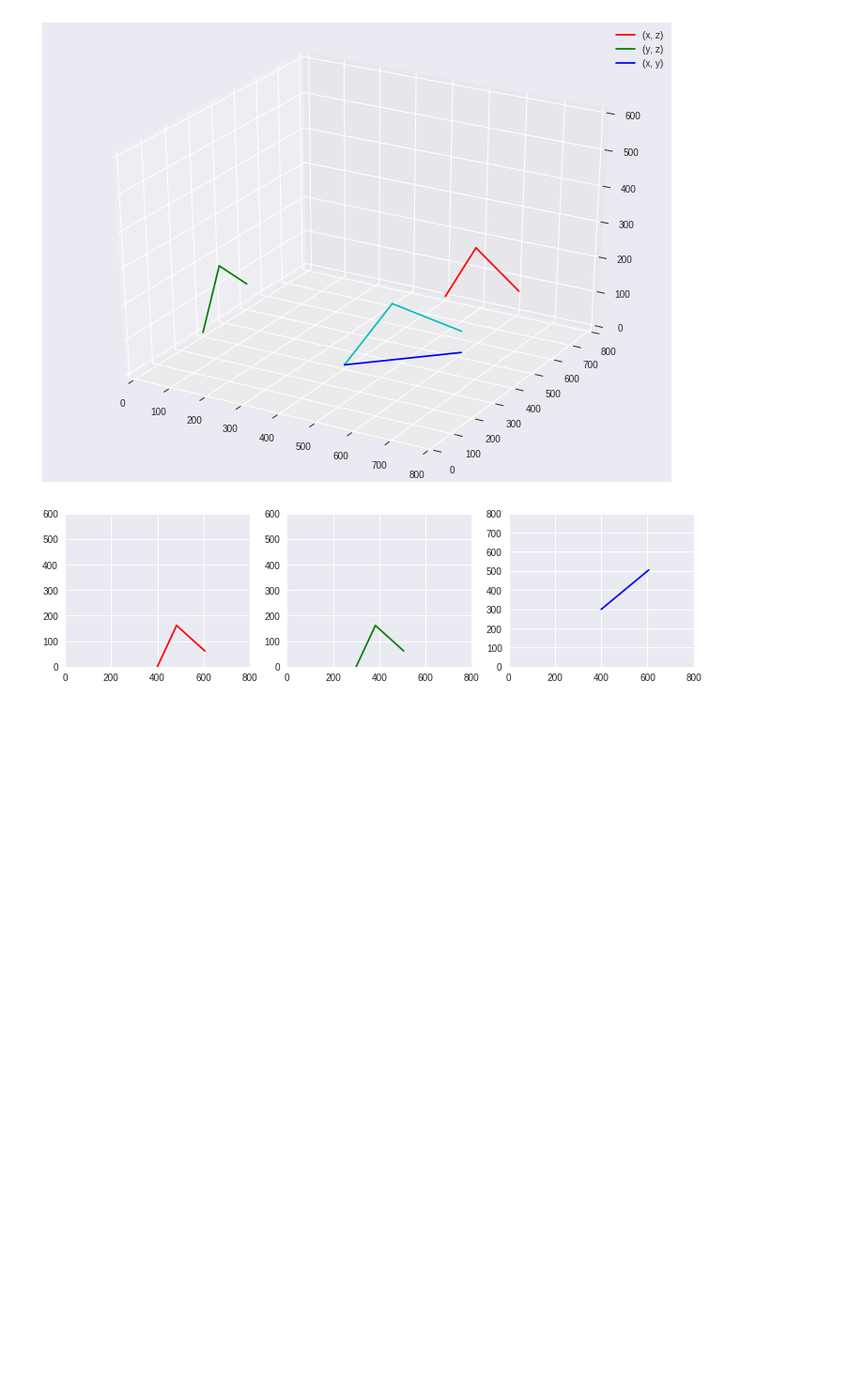
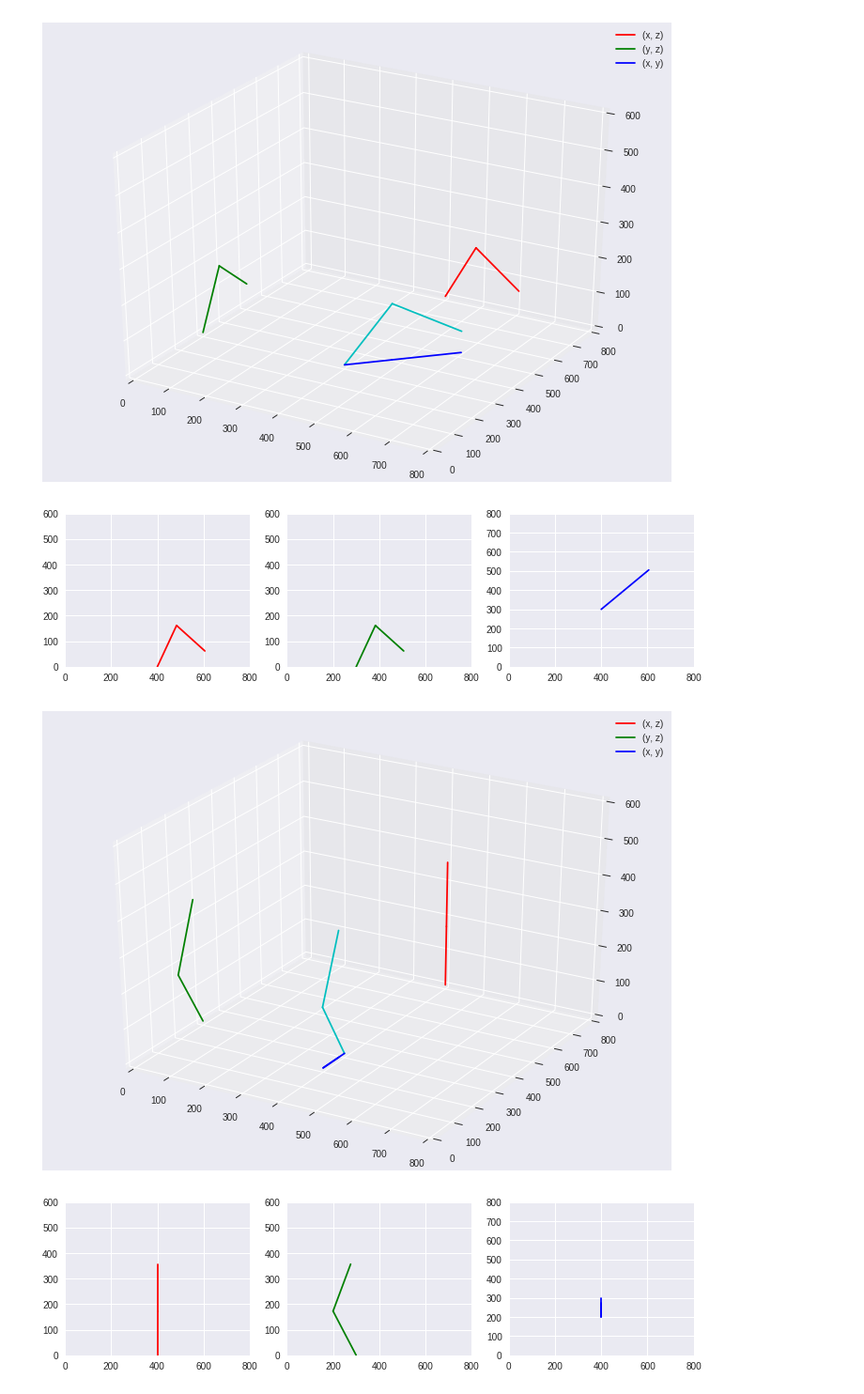
Before and after one commit to LPAE/lpae.github.io, a Jupyter notebook: projetos/RoboticArm/Simulation/fundamentals/roboticArm_fundamentalsOfSimulation.ipynb, the cells around one changed output. Shown at 94% size. Drawn from its saved outputs; the diff is of its cells as text; code cells hidden in the pictures; blank space fills up the shorter version.

```diff
--- a/projetos/RoboticArm/Simulation/fundamentals/roboticArm_fundamentalsOfSimulation.ipynb
+++ b/projetos/RoboticArm/Simulation/fundamentals/roboticArm_fundamentalsOfSimulation.ipynb
@@ -176,7 +188,7 @@ class MasterPart(SolidPart):
     @phi.setter
     def phi(self, value):
         self._phi = value
-        self.r = self._R*np.sin(value)
+        self.r = self.R*np.sin(value)
         self.x  = int(self.r*np.cos(self._teta) + self._ref[0])
         self.y  = int(self.r*np.sin(self._teta) + self._ref[1])
         self.z  = int(self.R*np.cos(value) + self._ref[2])
@@ -297,6 +307,7 @@ class SlavePart(SolidPart):
 
     @ref.setter
     def ref(self, value):
+        self._teta = self.master.teta
         self._ref = [int(i) for i in value]
         self.x = self.r*np.cos(self._teta) + value[0]
         self.y = self.r*np.sin(self._teta) + value[1]
@@ -306,21 +317,16 @@ class SlavePart(SolidPart):
     def teta(self):
         return self._teta
 
-    @teta.setter
-    def teta(self, value):
-        self._teta = value
-        self.x = int(self.r*np.cos(value) + self._ref[0])
-        self.y = int(self.r*np.sin(value) + self._ref[1])
-        self.z = int(self.R*np.cos(self._phi) + self._ref[2])
-
     @property
     def phi(self):
         return self._phi
 
     @phi.setter
     def phi(self, value):
+        self._teta = self.master.teta
         self._phi = value
-        self.r = self._R*np.sin(value)
+        self._ref = [self.master .x, self.master.y, self.master.z]
+        self.r = self.R*np.sin(value)
         self.x  = int(self.r*np.cos(self._teta) + self._ref[0])
         self.y  = int(self.r*np.sin(self._teta) + self._ref[1])
         self.z  = int(self.R*np.cos(value) + self._ref[2])
@@ -409,3 +419,13 @@ plt.show()
 # %% [output]
 [figure]
 [figure]
+# %%
+lever_1.teta = np.pi/2
+lever_1.phi = -np.pi/6
+
+lever_2.phi = np.pi/8
+
+ploter()
+# %% [output]
+[figure, added]
+[figure, added]
```
Also changed, not shown: parts of 9 cells of this notebook.
